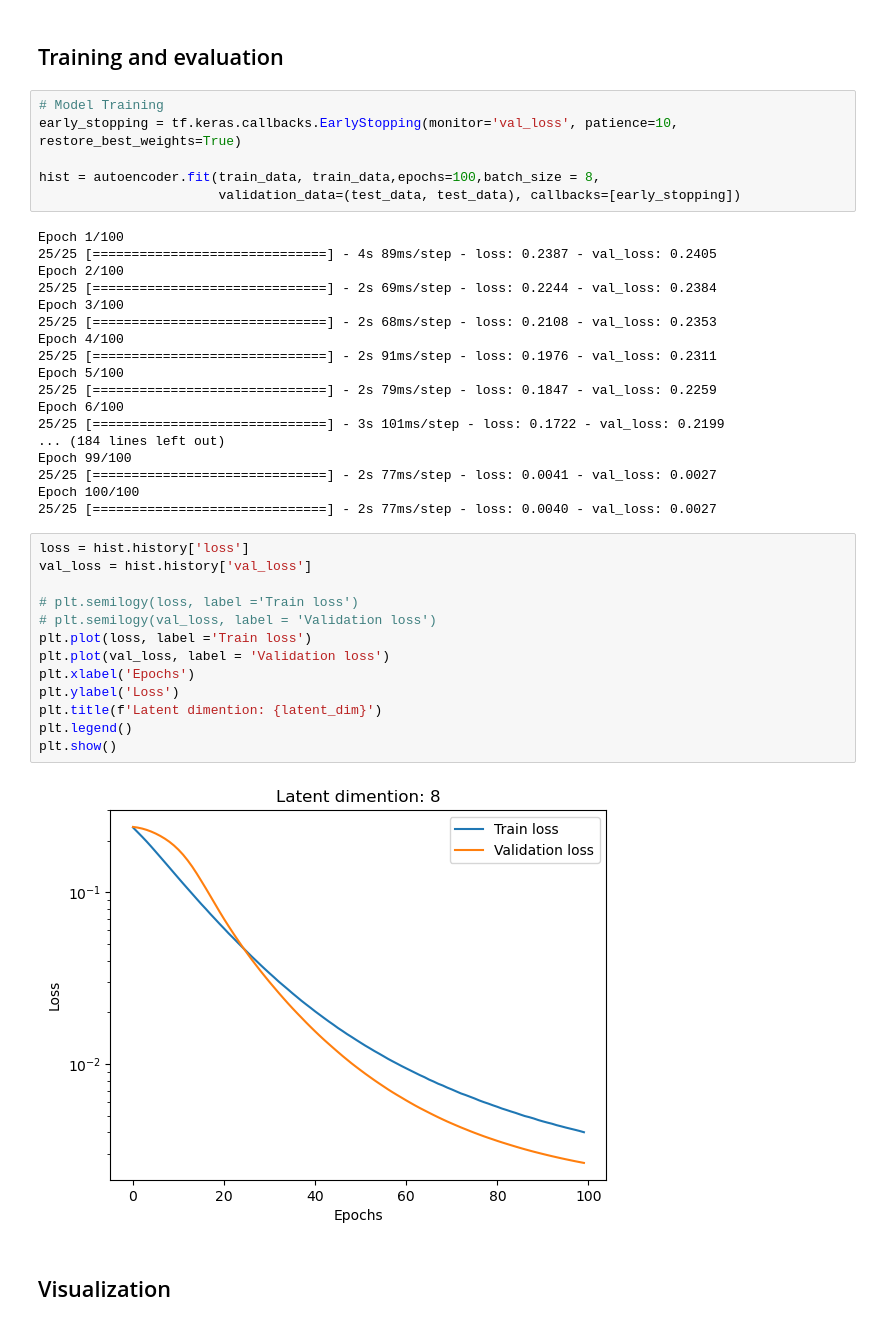
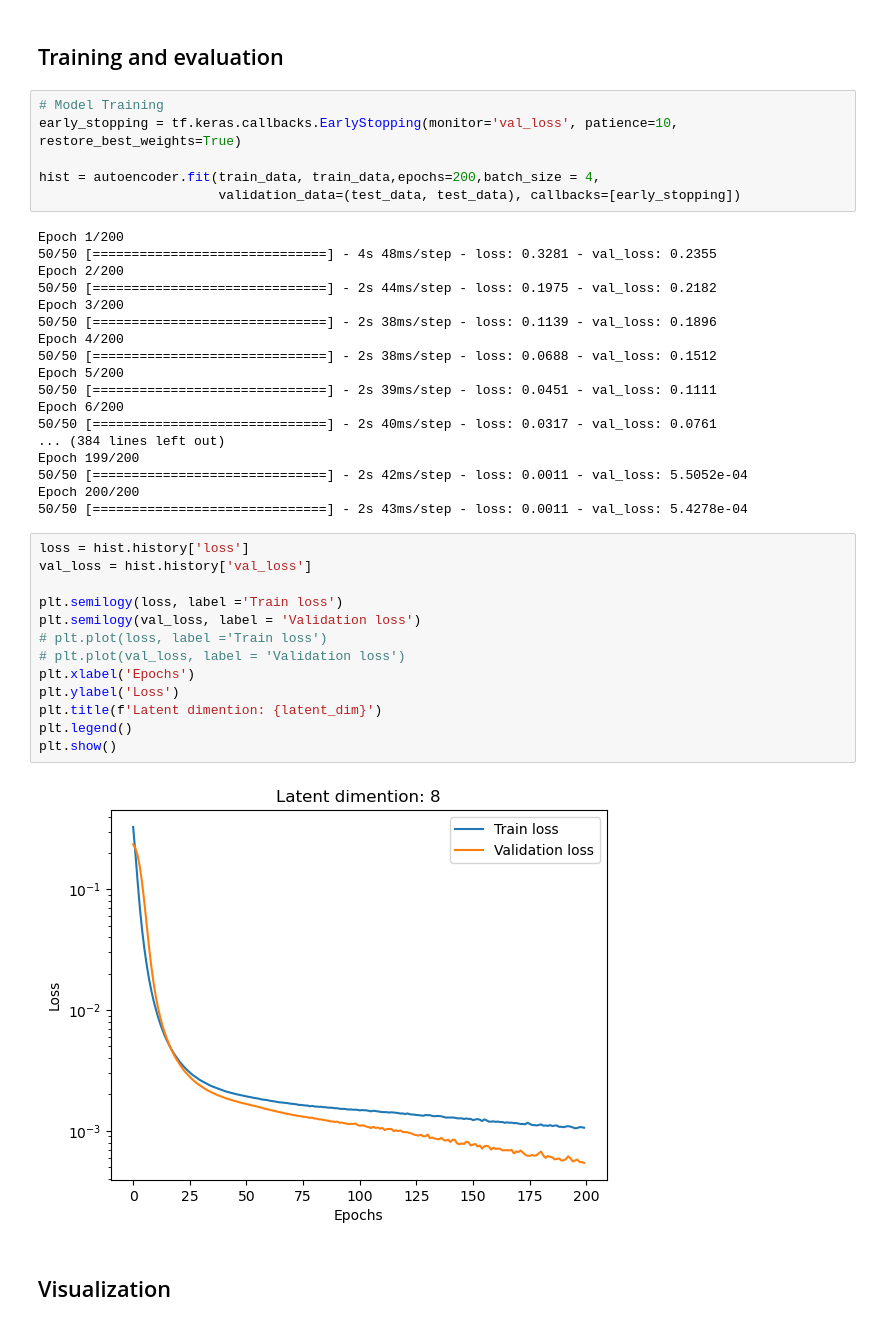
Before and after one commit to zzhuqshun/ML-for-dynamical-system, a Jupyter notebook: Autoencoder.ipynb, the cells around one changed output. Drawn from its saved outputs; the diff is of its cells as text.

```diff
--- a/Autoencoder.ipynb
+++ b/Autoencoder.ipynb
@@ -280,41 +244,41 @@ _________________________________________________________________
 # Model Training
 early_stopping = tf.keras.callbacks.EarlyStopping(monitor='val_loss', patience=10, restore_best_weights=True)
 
-hist = autoencoder.fit(train_data, train_data,epochs=100,batch_size = 8,
+hist = autoencoder.fit(train_data, train_data,epochs=200,batch_size = 4,
                        validation_data=(test_data, test_data), callbacks=[early_stopping])
 # %% [output]
-Epoch 1/100
-25/25 [==============================] - 4s 89ms/step - loss: 0.2387 - val_loss: 0.2405
-Epoch 2/100
-25/25 [==============================] - 2s 69ms/step - loss: 0.2244 - val_loss: 0.2384
-Epoch 3/100
-25/25 [==============================] - 2s 68ms/step - loss: 0.2108 - val_loss: 0.2353
-Epoch 4/100
-25/25 [==============================] - 2s 91ms/step - loss: 0.1976 - val_loss: 0.2311
-Epoch 5/100
-25/25 [==============================] - 2s 79ms/step - loss: 0.1847 - val_loss: 0.2259
-Epoch 6/100
-25/25 [==============================] - 3s 101ms/step - loss: 0.1722 - val_loss: 0.2199
-... (184 lines left out)
-Epoch 99/100
-25/25 [==============================] - 2s 77ms/step - loss: 0.0041 - val_loss: 0.0027
-Epoch 100/100
-25/25 [==============================] - 2s 77ms/step - loss: 0.0040 - val_loss: 0.0027
+Epoch 1/200
+50/50 [==============================] - 4s 48ms/step - loss: 0.3281 - val_loss: 0.2355
+Epoch 2/200
+50/50 [==============================] - 2s 44ms/step - loss: 0.1975 - val_loss: 0.2182
+Epoch 3/200
+50/50 [==============================] - 2s 38ms/step - loss: 0.1139 - val_loss: 0.1896
+Epoch 4/200
+50/50 [==============================] - 2s 38ms/step - loss: 0.0688 - val_loss: 0.1512
+Epoch 5/200
+50/50 [==============================] - 2s 39ms/step - loss: 0.0451 - val_loss: 0.1111
+Epoch 6/200
+50/50 [==============================] - 2s 40ms/step - loss: 0.0317 - val_loss: 0.0761
+... (384 lines left out)
+Epoch 199/200
+50/50 [==============================] - 2s 42ms/step - loss: 0.0011 - val_loss: 5.5052e-04
+Epoch 200/200
+50/50 [==============================] - 2s 43ms/step - loss: 0.0011 - val_loss: 5.4278e-04
 # %%
 loss = hist.history['loss']
 val_loss = hist.history['val_loss']
 
-# plt.semilogy(loss, label ='Train loss')
-# plt.semilogy(val_loss, label = 'Validation loss')
-plt.plot(loss, label ='Train loss')
-plt.plot(val_loss, label = 'Validation loss')
+plt.semilogy(loss, label ='Train loss')
+plt.semilogy(val_loss, label = 'Validation loss')
+# plt.plot(loss, label ='Train loss')
+# plt.plot(val_loss, label = 'Validation loss')
 plt.xlabel('Epochs')
 plt.ylabel('Loss')
 plt.title(f'Latent dimention: {latent_dim}')
 plt.legend()
 plt.show()
 # %% [output]
-[figure, old version]
+[figure, new version]
 # %% [markdown]
 ## Visualization
 # %%
```
Also changed, not shown: parts of 6 cells of this notebook.
